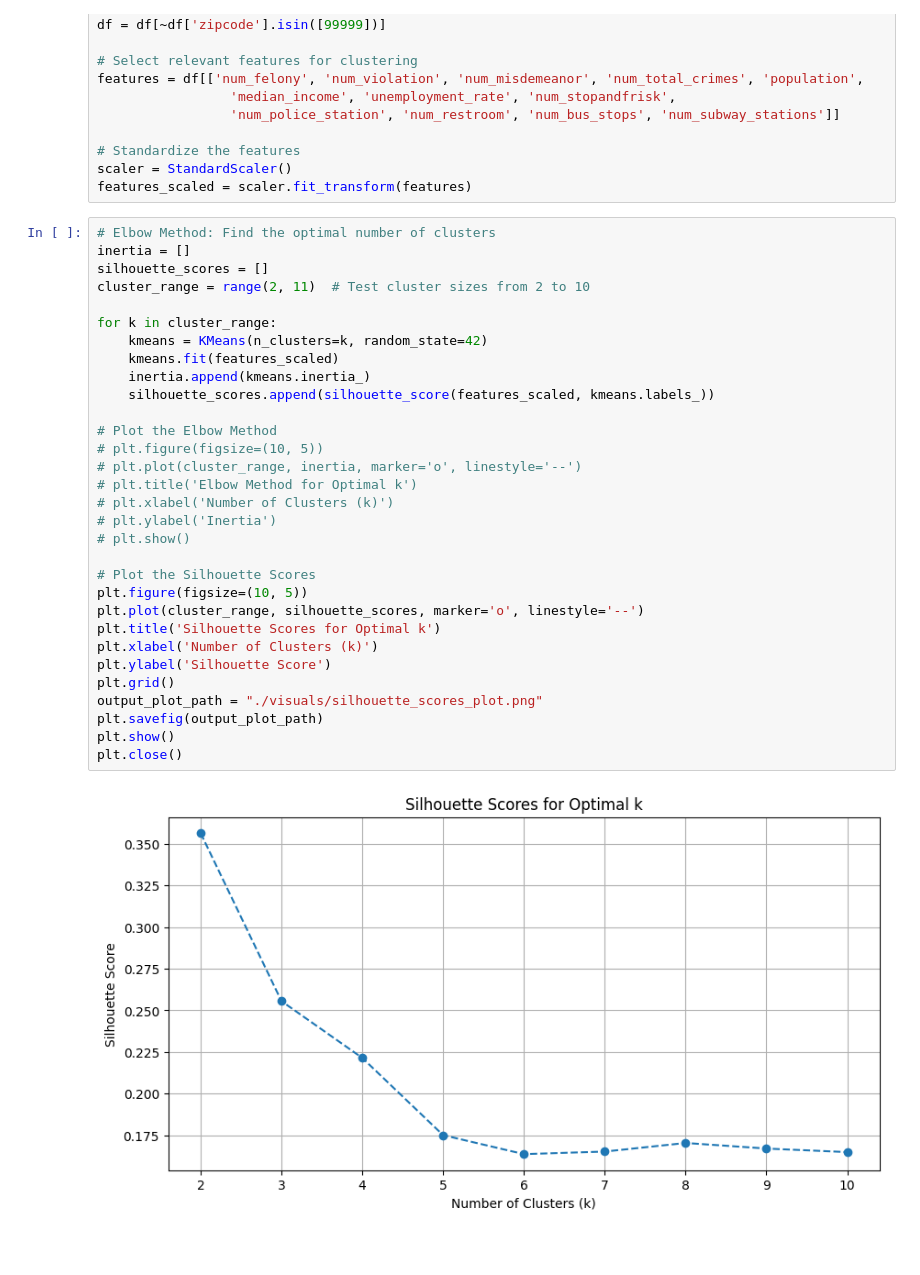
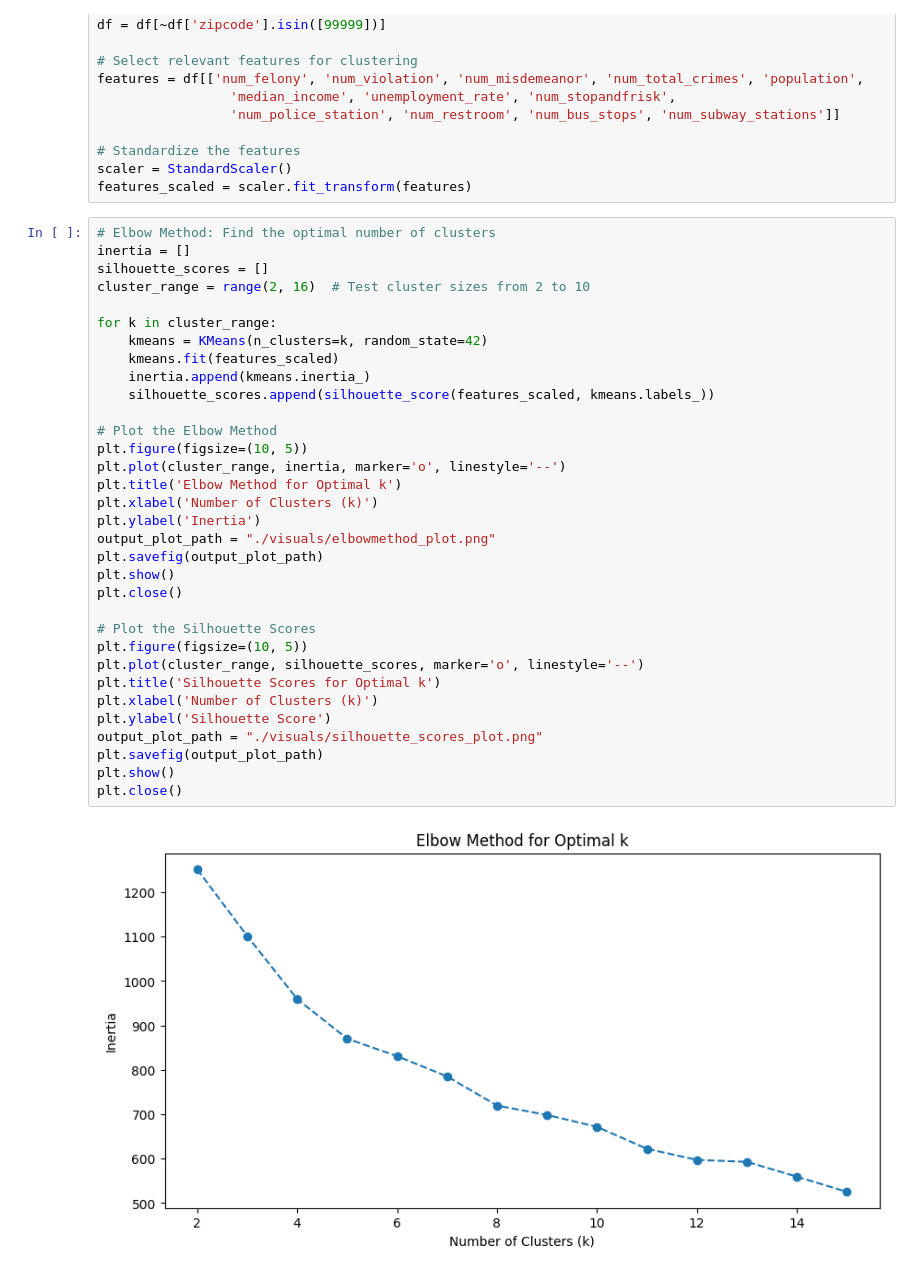
Before and after one commit to johnchoi44/DS340W_Project, a Jupyter notebook: clustering.ipynb, the cells around one changed output. Saved outputs shown, nothing was run; the diff lists cells and outputs as text; blank space fills up the shorter version.

```diff
--- a/clustering.ipynb
+++ b/clustering.ipynb
@@ -35,33 +22,35 @@ features_scaled = scaler.fit_transform(features)
 # %%
 # Elbow Method: Find the optimal number of clusters
 inertia = []
 silhouette_scores = []
-cluster_range = range(2, 11)  # Test cluster sizes from 2 to 10
+cluster_range = range(2, 16)  # Test cluster sizes from 2 to 10
 
 for k in cluster_range:
     kmeans = KMeans(n_clusters=k, random_state=42)
     kmeans.fit(features_scaled)
     inertia.append(kmeans.inertia_)
     silhouette_scores.append(silhouette_score(features_scaled, kmeans.labels_))
 
 # Plot the Elbow Method
-# plt.figure(figsize=(10, 5))
-# plt.plot(cluster_range, inertia, marker='o', linestyle='--')
-# plt.title('Elbow Method for Optimal k')
-# plt.xlabel('Number of Clusters (k)')
-# plt.ylabel('Inertia')
-# plt.show()
+plt.figure(figsize=(10, 5))
+plt.plot(cluster_range, inertia, marker='o', linestyle='--')
+plt.title('Elbow Method for Optimal k')
+plt.xlabel('Number of Clusters (k)')
+plt.ylabel('Inertia')
+output_plot_path = "./visuals/elbowmethod_plot.png"
+plt.savefig(output_plot_path)
+plt.show()
+plt.close()
 
 # Plot the Silhouette Scores
 plt.figure(figsize=(10, 5))
 plt.plot(cluster_range, silhouette_scores, marker='o', linestyle='--')
 plt.title('Silhouette Scores for Optimal k')
 plt.xlabel('Number of Clusters (k)')
 plt.ylabel('Silhouette Score')
-plt.grid()
 output_plot_path = "./visuals/silhouette_scores_plot.png"
 plt.savefig(output_plot_path)
 plt.show()
 plt.close()
 # %% [output]
-[figure, old version]
+[figure, new version]
```
Also changed, not shown: parts of 12 cells of this notebook, 6 other files.
